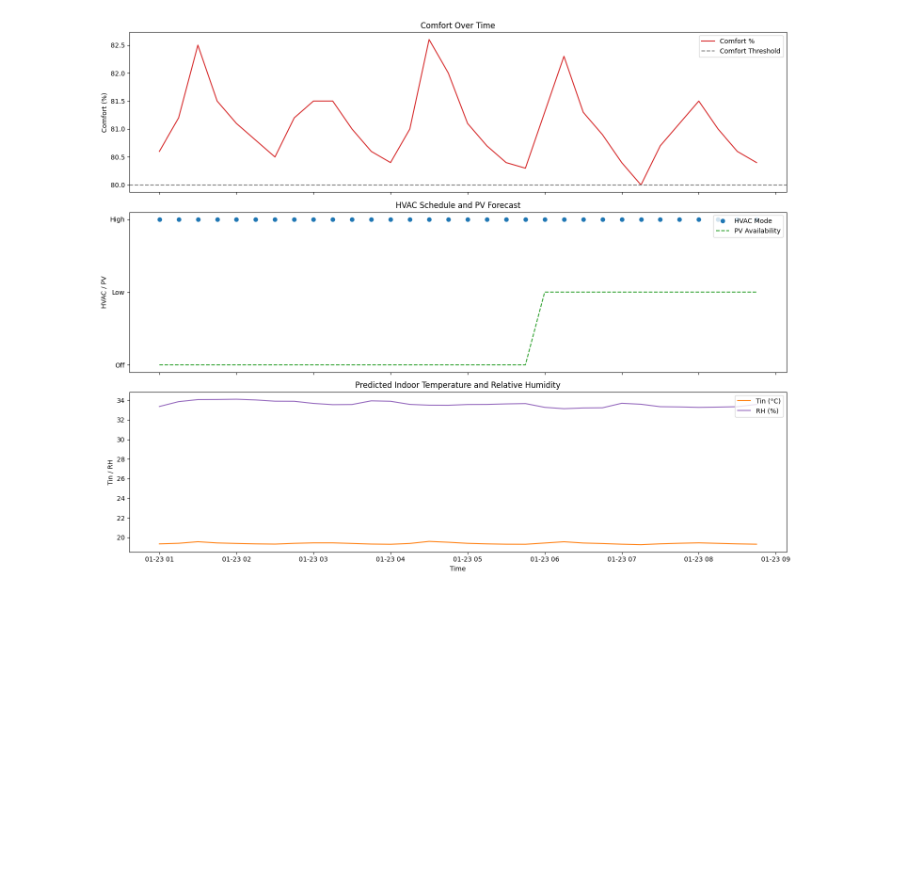
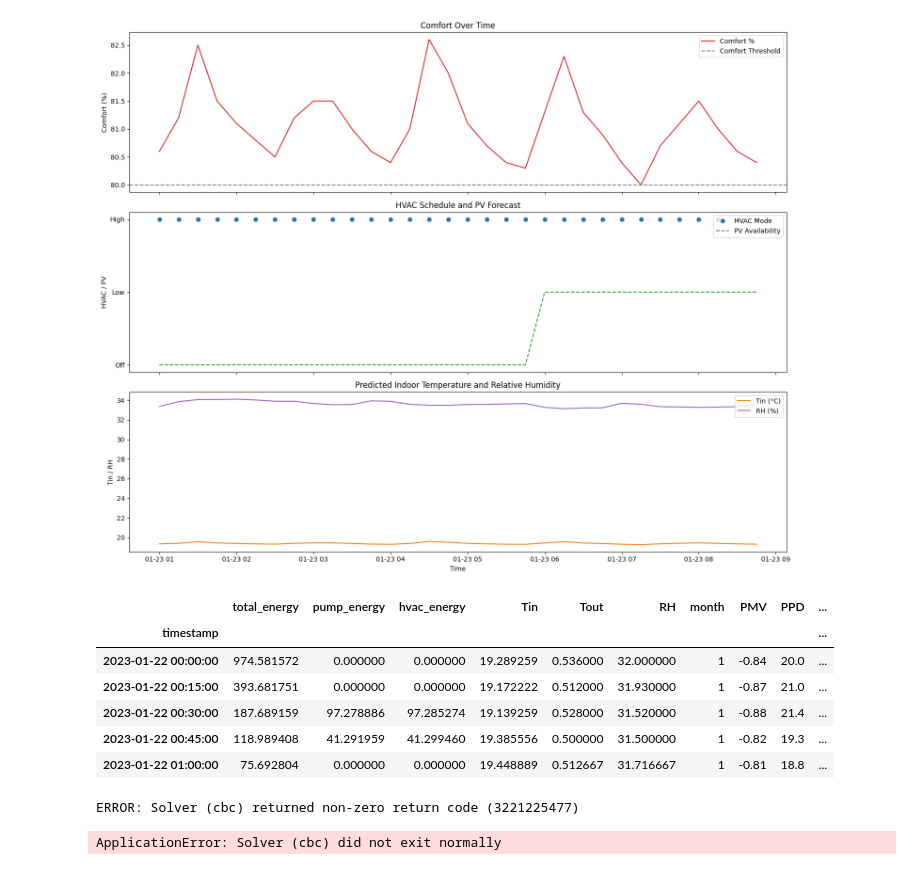
Before and after one commit to Kperis/Thesis_NILM, a Jupyter notebook: Max_comfort_optimization.ipynb, the cells around one changed output. Drawn from its saved outputs; the diff is of its cells as text; code cells hidden in the pictures; blank space fills up the shorter version.

```diff
--- a/Max_comfort_optimization.ipynb
+++ b/Max_comfort_optimization.ipynb
@@ -801,0 +864,10 @@ plt.show()
+# %%
+df_encoded_test.head()
+# %% [output]
+|  | total_energy | pump_energy | hvac_energy | Tin | Tout | RH | month | PMV | PPD | ... |
+| timestamp |  |  |  |  |  |  |  |  |  | ... |
+| 2023-01-22 00:00:00 | 974.581572 | 0.000000 | 0.000000 | 19.289259 | 0.536000 | 32.000000 | 1 | -0.84 | 20.0 | ... |
+| 2023-01-22 00:15:00 | 393.681751 | 0.000000 | 0.000000 | 19.172222 | 0.512000 | 31.930000 | 1 | -0.87 | 21.0 | ... |
+| 2023-01-22 00:30:00 | 187.689159 | 97.278886 | 97.285274 | 19.139259 | 0.528000 | 31.520000 | 1 | -0.88 | 21.4 | ... |
+| 2023-01-22 00:45:00 | 118.989408 | 41.291959 | 41.299460 | 19.385556 | 0.500000 | 31.500000 | 1 | -0.82 | 19.3 | ... |
+| 2023-01-22 01:00:00 | 75.692804 | 0.000000 | 0.000000 | 19.448889 | 0.512667 | 31.716667 | 1 | -0.81 | 18.8 | ... |
@@ -801,0 +1140,34 @@ plt.show()
+# %%
+
+# df_base = ...  # your full house dataframe (index datetime)
+# start_time = pd.to_datetime("2023-02-02 00:00:00")
+df_window = df_encoded_test.loc[start_time : start_time + pd.Timedelta(minutes=15*95)].copy()
+
+# if 'pv_on' in pv_window.columns:
+#     PV_on = pv_window['pv_on'].astype(int).tolist()
+# else:
+#     PV_on = pv_binary(pv_window.get('total_energy', pv_window.iloc[:, -1]).values)
+
+a, b1, b2, c = fit_arx_modes(df, Tin='Tin', Tout='Tout', mode_col='hvac_mode')
+Pk = estimate_mode_powers(df, mode_col='hvac_mode', power_col='pump_energy')
+
+Tin0 = float(df_window['Tin'].iloc[0])
+Tout_series = df_window['Tout'].values.tolist()
+RH_series   = df_window['RH'].values.tolist()
+schedule, Tin_hat = schedule_miqp(Tin0, Tout_series, RH_series, pv_forecast,
+                                  a, b1, b2, c, Pk,
+                                  min_on_steps=MIN_ON_STEPS, min_off_steps=MIN_OFF_STEPS,
+                                  lam_comf=LAM_COMF, lam_switch=LAM_SWITCH,
+                                  cap_high_steps=CAP_HIGH_STEPS)
+
+results = evaluate_schedule_with_predictors(
+    df_window=df_window, schedule=schedule,
+    predict_Tin_sequence_full=predict_Tin_sequence_full,
+    lstm_model=tin_model, rf_model=rf_model, tin_scaler=scaler_tin,
+    rh_model=rh_model, rh_scaler=scaler_rh,
+    comfort_min=COMFORT_MIN, Pk=Pk, PV_on=pv_forecast
+)
+print(results)
+# %% [output]
+ERROR: Solver (cbc) returned non-zero return code (3221225477)
+ApplicationError: Solver (cbc) did not exit normally
```
Also changed, not shown: parts of 3 cells of this notebook, 26 other files.
